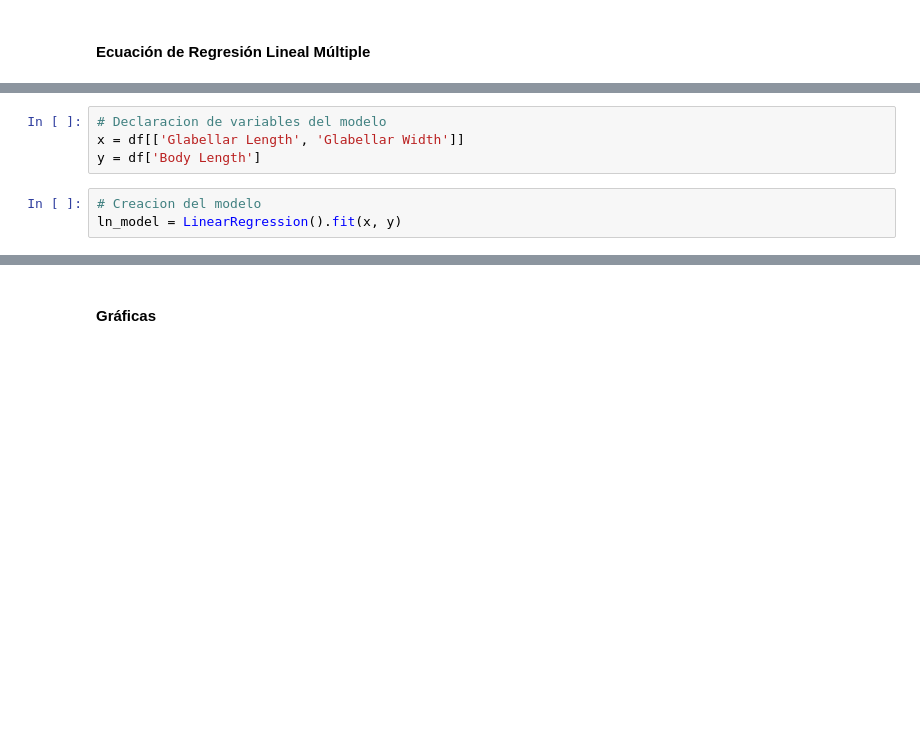
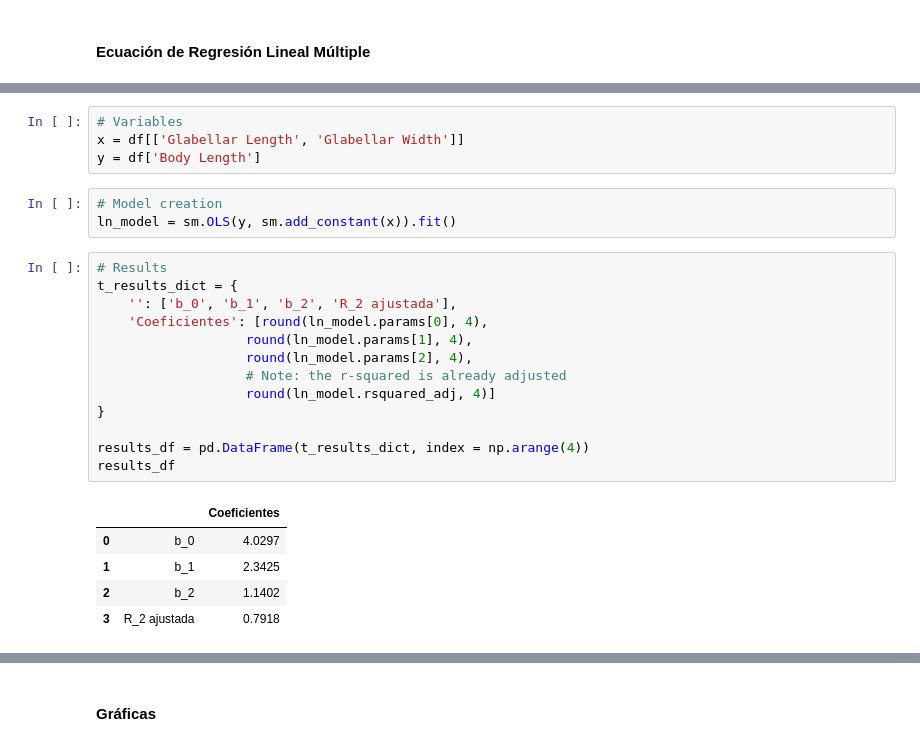
Before and after one commit to SandovalAguilar/estadistica, a Jupyter notebook: tercer_parcial/examen_notebook.ipynb, the cells around one changed output, grey strips where cells are left out. Saved outputs shown, nothing was run; the diff lists cells and outputs as text; blank space fills up the shorter version.

```diff
--- a/tercer_parcial/examen_notebook.ipynb
+++ b/tercer_parcial/examen_notebook.ipynb
@@ -57,7 +63,26 @@ from sklearn.linear_model import LinearRegression
 # %%
-# Declaracion de variables del modelo
+# Variables
 x = df[['Glabellar Length', 'Glabellar Width']]
 y = df['Body Length']
-# %%
-# Creacion del modelo
-ln_model = LinearRegression().fit(x, y)
+# %%
+# Model creation
+ln_model = sm.OLS(y, sm.add_constant(x)).fit()
+# %%
+# Results
+t_results_dict = {
+    '': ['b_0', 'b_1', 'b_2', 'R_2 ajustada'],
+    'Coeficientes': [round(ln_model.params[0], 4),
+                   round(ln_model.params[1], 4),
+                   round(ln_model.params[2], 4),
+                   # Note: the r-squared is already adjusted
+                   round(ln_model.rsquared_adj, 4)]
+}
+
+results_df = pd.DataFrame(t_results_dict, index = np.arange(4))
+results_df
+# %% [output]
+|  |  | Coeficientes |
+| 0 | b_0 | 4.0297 |
+| 1 | b_1 | 2.3425 |
+| 2 | b_2 | 1.1402 |
+| 3 | R_2 ajustada | 0.7918 |
```
Also changed, not shown: parts of 22 cells of this notebook, 2 other files.
